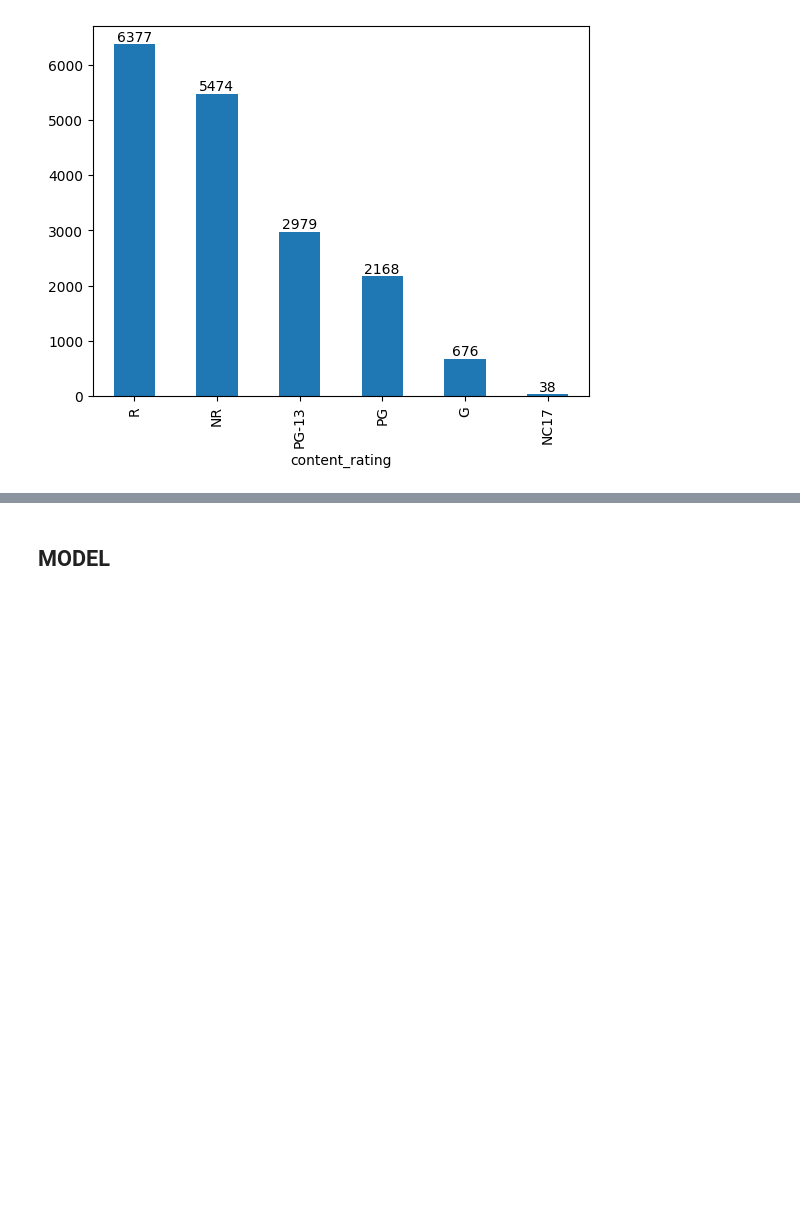
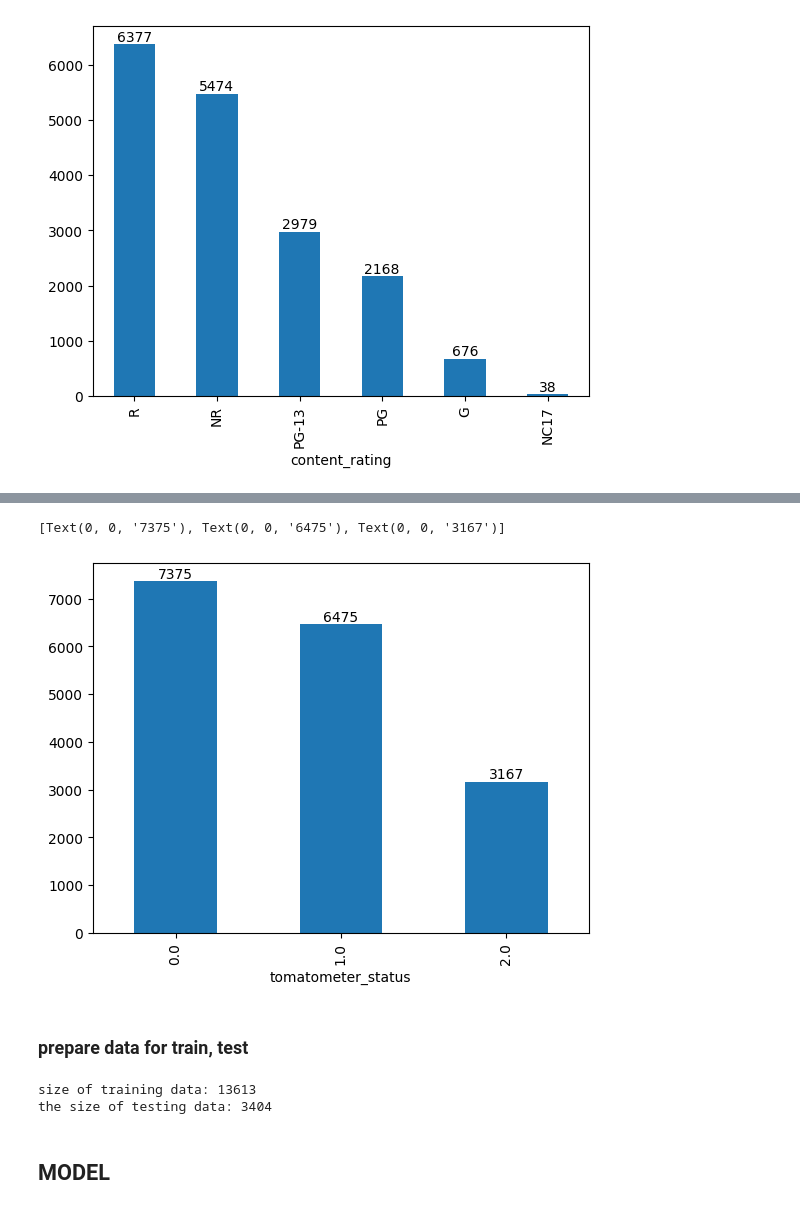
Before and after one commit to Friend09/strata-rotten-tomatoes-classification, a Jupyter notebook: practise_notebook_1st_approach.ipynb, the cells around one changed output, grey strips where cells are left out. Saved outputs shown, nothing was run; the diff lists cells and outputs as text; code cells hidden in the pictures; blank space fills up the shorter version.

```diff
--- a/practise_notebook_1st_approach.ipynb
+++ b/practise_notebook_1st_approach.ipynb
@@ -164,0 +172,5 @@ content_rating.head()
+# %%
+# encode the audience status feature w/ ordinal encoding
+audience_status = pd.DataFrame(
+    dfm["audience_status"].replace(["Spilled", "Upright"], [0, 1]))
+audience_status.head()
@@ -164,0 +184,5 @@ content_rating.head()
+# %%
+# ordinal encoding of tomato meter feature
+tomatometer_status = pd.DataFrame(dfm["tomatometer_status"].replace(
+    ["Rotten", "Fresh", "Certified-Fresh"], [0, 1, 2]))
+tomatometer_status.head()
@@ -176,0 +217,13 @@ Index(['rotten_tomatoes_link', 'movie_title', 'movie_info',
+# %%
+# combine all of the preprocessed features
+df_feature = pd.concat(
+    [
+        dfm[['runtime', 'tomatometer_rating', 'tomatometer_count', 'audience_rating', 'audience_count',
+            'tomatometer_top_critics_count', 'tomatometer_fresh_critics_count', 'tomatometer_rotten_critics_count']],
+        content_rating,
+        audience_status,
+        tomatometer_status
+    ], axis=1
+).dropna()
+
+df_feature.head()
@@ -177,2 +237,24 @@ Index(['rotten_tomatoes_link', 'movie_title', 'movie_info',
+# %%
+# check the class distribution of target variable
+ax = df_feature["tomatometer_status"].value_counts().plot(kind="bar")
+ax.bar_label(ax.containers[0])
+# %% [output]
+[Text(0, 0, '7375'), Text(0, 0, '6475'), Text(0, 0, '3167')]
+[figure, added]
+# %% [markdown]
+### prepare data for train, test
+# %%
+X_train, X_test, y_train, y_test = train_test_split(
+    df_feature.drop(["tomatometer_status"], axis=1),
+    df_feature["tomatometer_status"],
+    test_size=0.2,
+    random_state=42
+)
+
+print(f"size of training data: {len(X_train)}\n\
+the size of testing data: {len(X_test)}")
+# %% [output]
+size of training data: 13613
+the size of testing data: 3404
 # %% [markdown]
 ## MODEL
```
Also changed, not shown: parts of 16 cells of this notebook.
